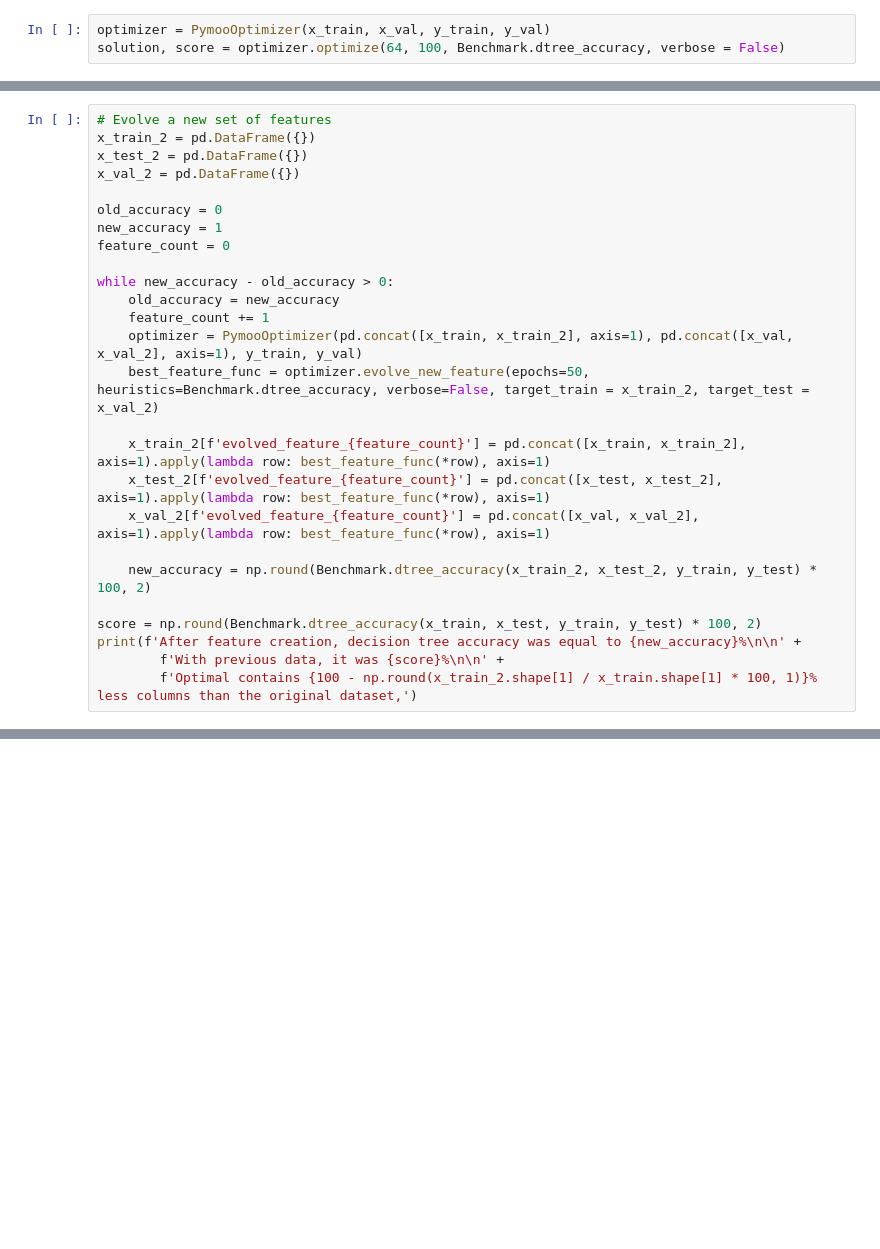
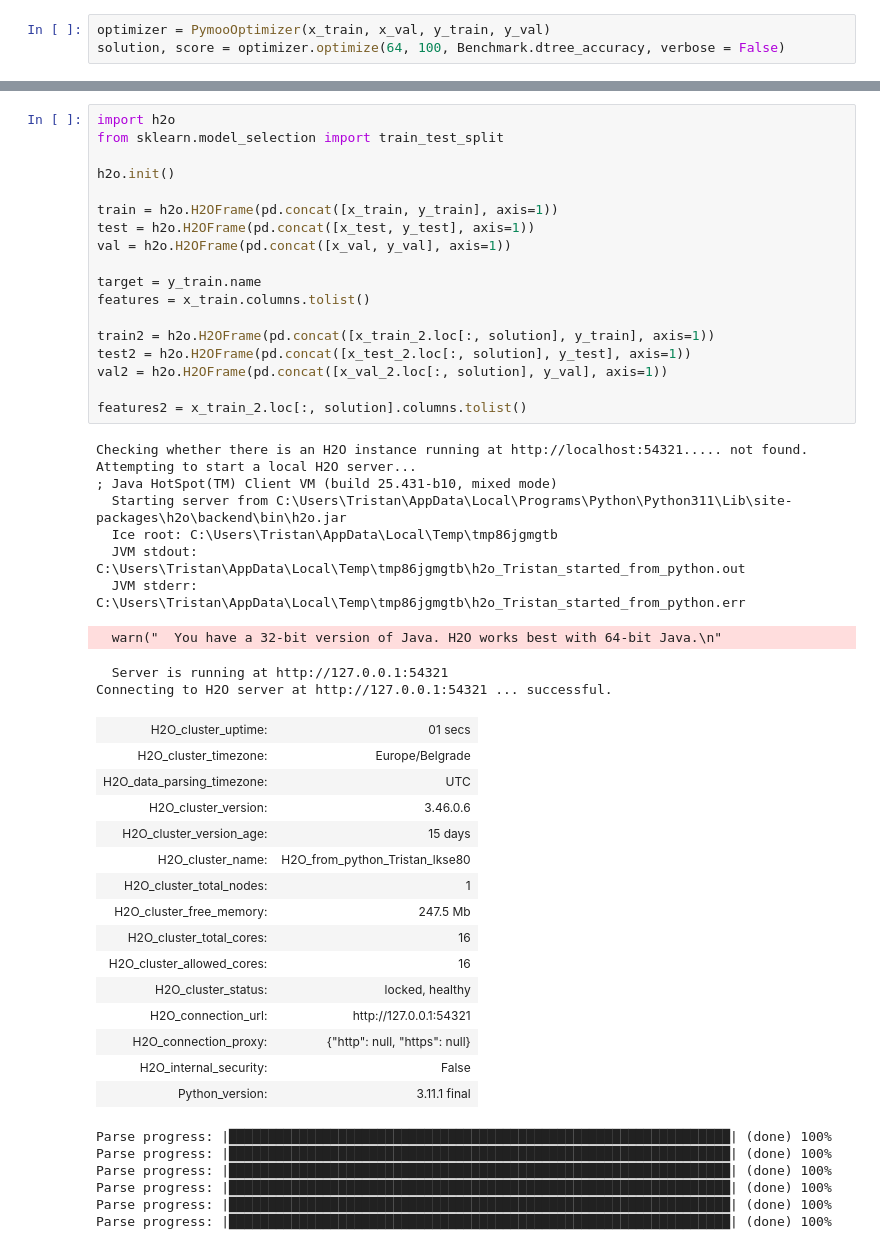
Before and after one commit to Filgar/efsc, a Jupyter notebook: playground.ipynb, the cells around one changed output, grey strips where cells are left out. Saved outputs shown, nothing was run; the diff lists cells and outputs as text; blank space fills up the shorter version.

```diff
--- a/playground.ipynb
+++ b/playground.ipynb
@@ -86,26 +70,0 @@ x_val.drop(columns=["evolved_feature"], inplace=True)
-# %%
-# Evolve a new set of features
-x_train_2 = pd.DataFrame({})
-x_test_2 = pd.DataFrame({})
-x_val_2 = pd.DataFrame({})
-
-old_accuracy = 0
-new_accuracy = 1
-feature_count = 0
-
-while new_accuracy - old_accuracy > 0:
-    old_accuracy = new_accuracy
-    feature_count += 1
-    optimizer = PymooOptimizer(pd.concat([x_train, x_train_2], axis=1), pd.concat([x_val, x_val_2], axis=1), y_train, y_val)
-    best_feature_func = optimizer.evolve_new_feature(epochs=50, heuristics=Benchmark.dtree_accuracy, verbose=False, target_train = x_train_2, target_test = x_val_2)
-
-    x_train_2[f'evolved_feature_{feature_count}'] = pd.concat([x_train, x_train_2], axis=1).apply(lambda row: best_feature_func(*row), axis=1)
-    x_test_2[f'evolved_feature_{feature_count}'] = pd.concat([x_test, x_test_2], axis=1).apply(lambda row: best_feature_func(*row), axis=1)
-    x_val_2[f'evolved_feature_{feature_count}'] = pd.concat([x_val, x_val_2], axis=1).apply(lambda row: best_feature_func(*row), axis=1)
-
-    new_accuracy = np.round(Benchmark.dtree_accuracy(x_train_2, x_test_2, y_train, y_test) * 100, 2)
-
-score = np.round(Benchmark.dtree_accuracy(x_train, x_test, y_train, y_test) * 100, 2)
-print(f'After feature creation, decision tree accuracy was equal to {new_accuracy}%\n\n' +
-        f'With previous data, it was {score}%\n\n' +
-        f'Optimal contains {100 - np.round(x_train_2.shape[1] / x_train.shape[1] * 100, 1)}% less columns than the original dataset,')
@@ -119,0 +71,50 @@ Optimal contains 93.3% less columns than the original dataset,
+# %%
+import h2o
+from sklearn.model_selection import train_test_split
+
+h2o.init()
+
+train = h2o.H2OFrame(pd.concat([x_train, y_train], axis=1))
+test = h2o.H2OFrame(pd.concat([x_test, y_test], axis=1))
+val = h2o.H2OFrame(pd.concat([x_val, y_val], axis=1))
+
+target = y_train.name
+features = x_train.columns.tolist()
+
+train2 = h2o.H2OFrame(pd.concat([x_train_2.loc[:, solution], y_train], axis=1))
+test2 = h2o.H2OFrame(pd.concat([x_test_2.loc[:, solution], y_test], axis=1))
+val2 = h2o.H2OFrame(pd.concat([x_val_2.loc[:, solution], y_val], axis=1))
+
+features2 = x_train_2.loc[:, solution].columns.tolist()
+# %% [output]
+Checking whether there is an H2O instance running at http://localhost:54321..... not found.
+Attempting to start a local H2O server...
+; Java HotSpot(TM) Client VM (build 25.431-b10, mixed mode)
+  Starting server from C:\Users\Tristan\AppData\Local\Programs\Python\Python311\Lib\site-packages\h2o\backend\bin\h2o.jar
+  Ice root: C:\Users\Tristan\AppData\Local\Temp\tmp86jgmgtb
+  JVM stdout: C:\Users\Tristan\AppData\Local\Temp\tmp86jgmgtb\h2o_Tristan_started_from_python.out
+  JVM stderr: C:\Users\Tristan\AppData\Local\Temp\tmp86jgmgtb\h2o_Tristan_started_from_python.err
+  warn("  You have a 32-bit version of Java. H2O works best with 64-bit Java.\n"
+  Server is running at http://127.0.0.1:54321
+Connecting to H2O server at http://127.0.0.1:54321 ... successful.
+| H2O_cluster_uptime: | 01 secs |
+| H2O_cluster_timezone: | Europe/Belgrade |
+| H2O_data_parsing_timezone: | UTC |
+| H2O_cluster_version: | 3.46.0.6 |
+| H2O_cluster_version_age: | 15 days |
+| H2O_cluster_name: | H2O_from_python_Tristan_lkse80 |
+| H2O_cluster_total_nodes: | 1 |
+| H2O_cluster_free_memory: | 247.5 Mb |
+| H2O_cluster_total_cores: | 16 |
+| H2O_cluster_allowed_cores: | 16 |
+| H2O_cluster_status: | locked, healthy |
+| H2O_connection_url: | http://127.0.0.1:54321 |
+| H2O_connection_proxy: | {"http": null, "https": null} |
+| H2O_internal_security: | False |
+| Python_version: | 3.11.1 final |
+Parse progress: |████████████████████████████████████████████████████████████████| (done) 100%
+Parse progress: |████████████████████████████████████████████████████████████████| (done) 100%
+Parse progress: |████████████████████████████████████████████████████████████████| (done) 100%
+Parse progress: |████████████████████████████████████████████████████████████████| (done) 100%
+Parse progress: |████████████████████████████████████████████████████████████████| (done) 100%
+Parse progress: |████████████████████████████████████████████████████████████████| (done) 100%
```
Also changed, not shown: parts of 15 cells of this notebook.
